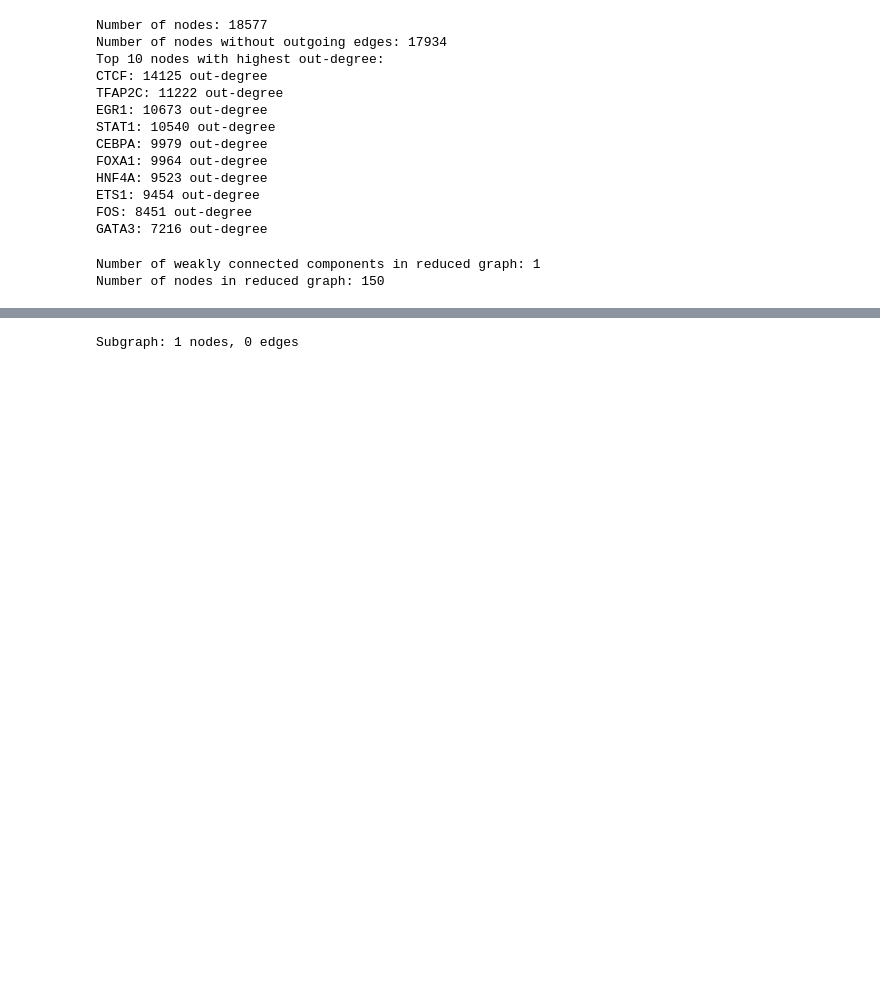
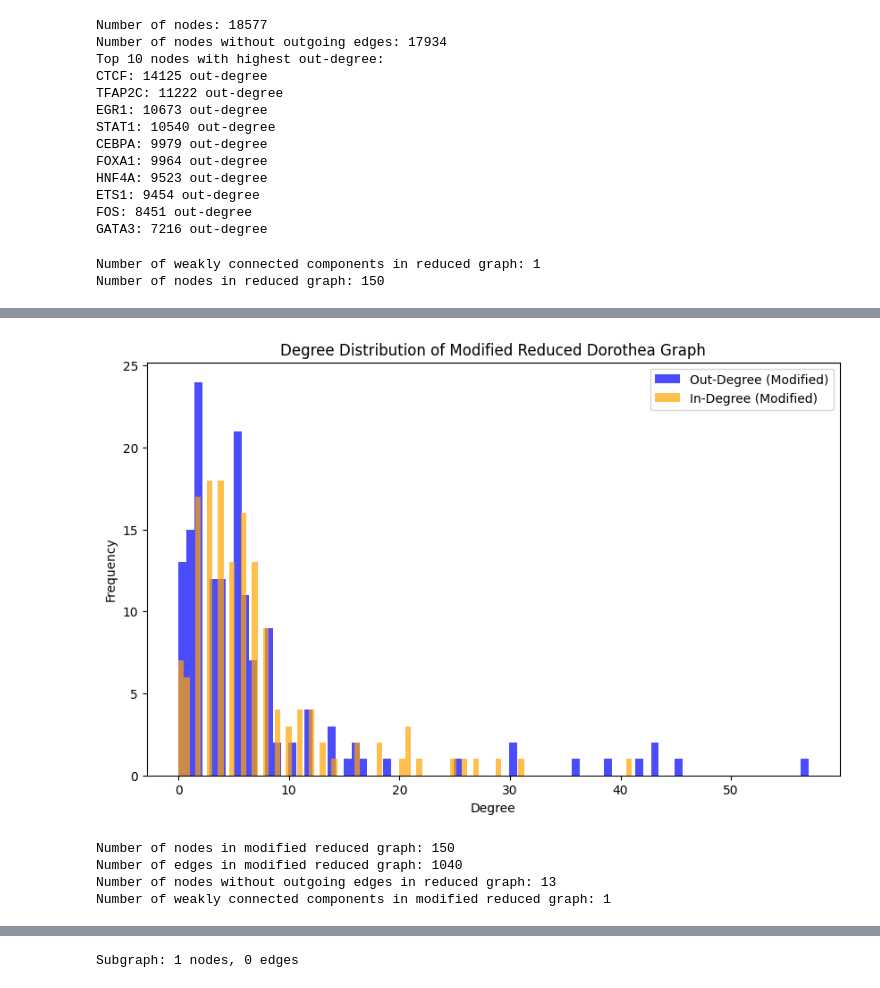
Before and after one commit to joh-dah/source_detection_in_grns, a Jupyter notebook: data_exploration/dorothea.ipynb, the cells around one changed output, grey strips where cells are left out. Drawn from its saved outputs; the diff is of its cells as text; code cells hidden in the pictures; blank space fills up the shorter version.

```diff
--- a/data_exploration/dorothea.ipynb
+++ b/data_exploration/dorothea.ipynb
@@ -335,0 +386,38 @@ plt.show()
+# %%
+
+# Remove 500 edges randomly
+num_edges_to_remove = 100
+G_reduced_copy_2 = randomly_remove_edges(G_reduced_copy_2, num_edges_to_remove)
+
+# select the largest weakly connected component from the modified graph
+largest_component_copy = max(nx.weakly_connected_components(G_reduced_copy_2), key=len)
+G_reduced_copy_2 = G_reduced_copy_2.subgraph(largest_component_copy).copy()
+
+# Plot the in-degree and out-degree distribution of the modified graph
+plt.figure(figsize=(10, 6))
+out_degree_sequence_copy = [d for n, d in G_reduced_copy_2.out_degree()]
+in_degree_sequence_copy = [d for n, d in G_reduced_copy_2.in_degree()]
+plt.hist(out_degree_sequence_copy, bins=80, color='blue', alpha=0.7, label='Out-Degree (Modified)')
+plt.hist(in_degree_sequence_copy, bins=80, color='orange', alpha=0.7, label='In-Degree (Modified)')
+plt.title("Degree Distribution of Modified Reduced Dorothea Graph")
+plt.xlabel("Degree")
+plt.ylabel("Frequency")
+plt.legend()
+plt.show()
+# %% [output]
+[figure, added]
+# %%
+# print n nodes, n edges in the modified graph
+print(f"Number of nodes in modified reduced graph: {G_reduced_copy_2.number_of_nodes()}")
+print(f"Number of edges in modified reduced graph: {G_reduced_copy_2.number_of_edges()}")
+# print number of nodes without outgoing edges in the reduced graph
+num_nodes_without_outgoing_edges = sum(1 for n in G_reduced_copy_2.nodes() if G_reduced_copy_2.out_degree(n) == 0)
+print(f"Number of nodes without outgoing edges in reduced graph: {num_nodes_without_outgoing_edges}")
+# check number of weakly connected components in the modified graph
+num_components_copy = nx.number_weakly_connected_components(G_reduced_copy_2)
+print(f"Number of weakly connected components in modified reduced graph: {num_components_copy}")
+# %% [output]
+Number of nodes in modified reduced graph: 150
+Number of edges in modified reduced graph: 1040
+Number of nodes without outgoing edges in reduced graph: 13
+Number of weakly connected components in modified reduced graph: 1
```
Also changed, not shown: parts of 8 cells of this notebook.
